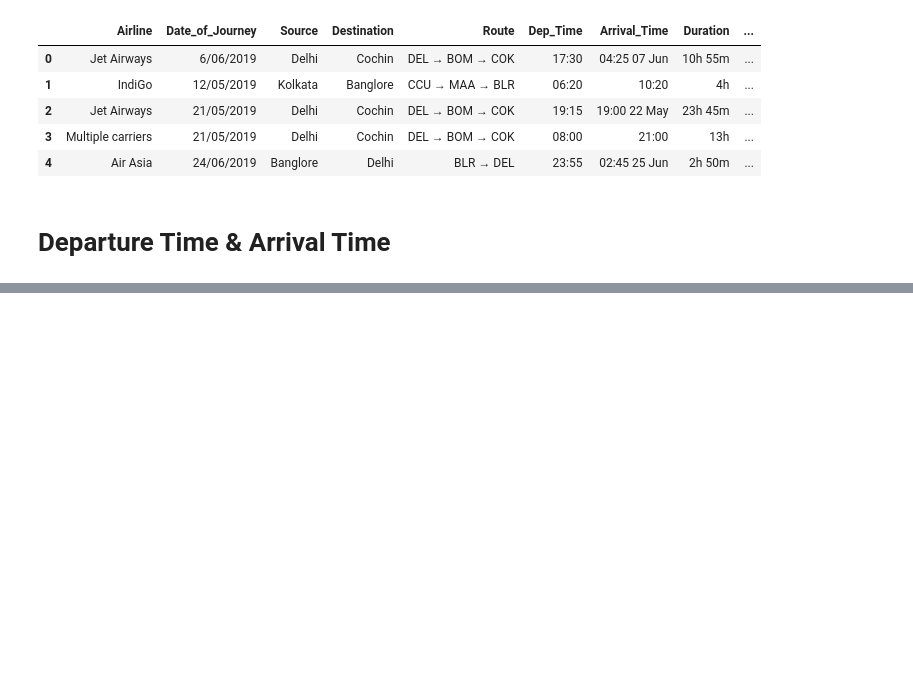
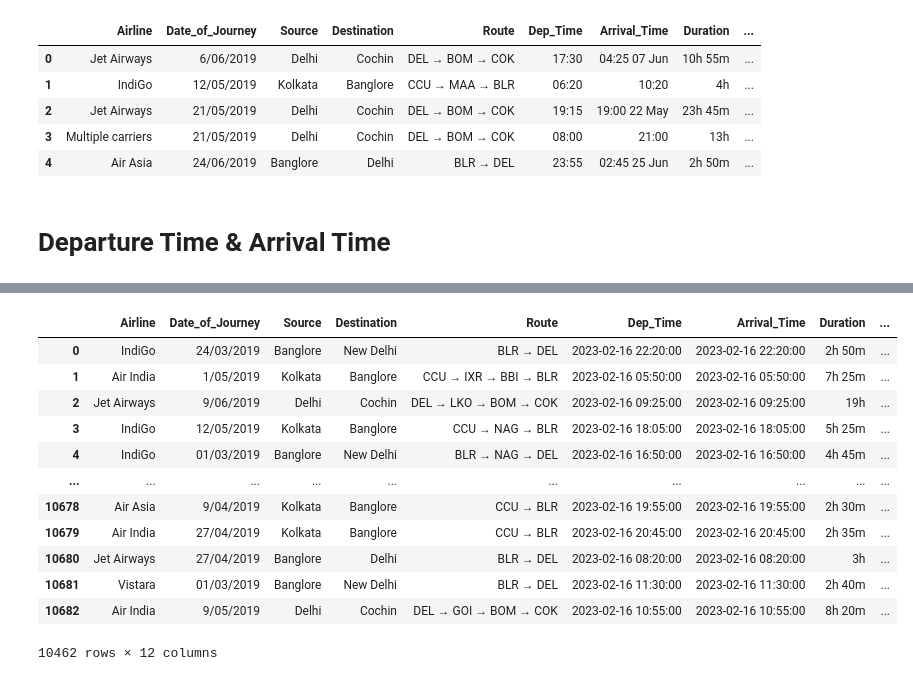
Before and after one commit to AzadMehedi/ML-Projects, a Jupyter notebook: Predict_The_Flight_Ticket_Price.ipynb, the cells around one changed output, grey strips where cells are left out. Cells and saved outputs as stored; diff of their text form; code cells hidden in the pictures; blank space fills up the shorter version.

```diff
--- a/Predict_The_Flight_Ticket_Price.ipynb
+++ b/Predict_The_Flight_Ticket_Price.ipynb
@@ -409,0 +426,5 @@ df1.head()
+# %%
+# convert Arrival_Time, Dep_Time into datetime format
+df['Dep_Time'] = pd.to_datetime(df['Dep_Time'])
+df['Arrival_Time'] = pd.to_datetime(df['Dep_Time'])
+df.dtypes
@@ -409,0 +445,16 @@ df1.head()
+# %%
+df
+# %% [output]
+|  | Airline | Date_of_Journey | Source | Destination | Route | Dep_Time | Arrival_Time | Duration | ... |
+| 0 | IndiGo | 24/03/2019 | Banglore | New Delhi | BLR → DEL | 2023-02-16 22:20:00 | 2023-02-16 22:20:00 | 2h 50m | ... |
+| 1 | Air India | 1/05/2019 | Kolkata | Banglore | CCU → IXR → BBI → BLR | 2023-02-16 05:50:00 | 2023-02-16 05:50:00 | 7h 25m | ... |
+| 2 | Jet Airways | 9/06/2019 | Delhi | Cochin | DEL → LKO → BOM → COK | 2023-02-16 09:25:00 | 2023-02-16 09:25:00 | 19h | ... |
+| 3 | IndiGo | 12/05/2019 | Kolkata | Banglore | CCU → NAG → BLR | 2023-02-16 18:05:00 | 2023-02-16 18:05:00 | 5h 25m | ... |
+| 4 | IndiGo | 01/03/2019 | Banglore | New Delhi | BLR → NAG → DEL | 2023-02-16 16:50:00 | 2023-02-16 16:50:00 | 4h 45m | ... |
+| ... | ... | ... | ... | ... | ... | ... | ... | ... | ... |
+| 10678 | Air Asia | 9/04/2019 | Kolkata | Banglore | CCU → BLR | 2023-02-16 19:55:00 | 2023-02-16 19:55:00 | 2h 30m | ... |
+| 10679 | Air India | 27/04/2019 | Kolkata | Banglore | CCU → BLR | 2023-02-16 20:45:00 | 2023-02-16 20:45:00 | 2h 35m | ... |
+| 10680 | Jet Airways | 27/04/2019 | Banglore | Delhi | BLR → DEL | 2023-02-16 08:20:00 | 2023-02-16 08:20:00 | 3h | ... |
+| 10681 | Vistara | 01/03/2019 | Banglore | New Delhi | BLR → DEL | 2023-02-16 11:30:00 | 2023-02-16 11:30:00 | 2h 40m | ... |
+| 10682 | Air India | 9/05/2019 | Delhi | Cochin | DEL → GOI → BOM → COK | 2023-02-16 10:55:00 | 2023-02-16 10:55:00 | 8h 20m | ... |
+10462 rows × 12 columns
```
Also changed, not shown: parts of 8 cells of this notebook.
